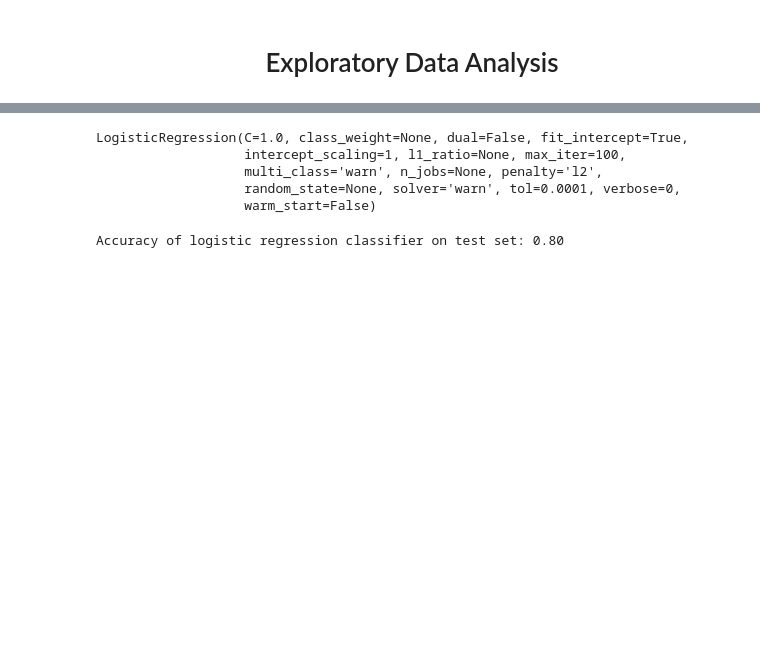
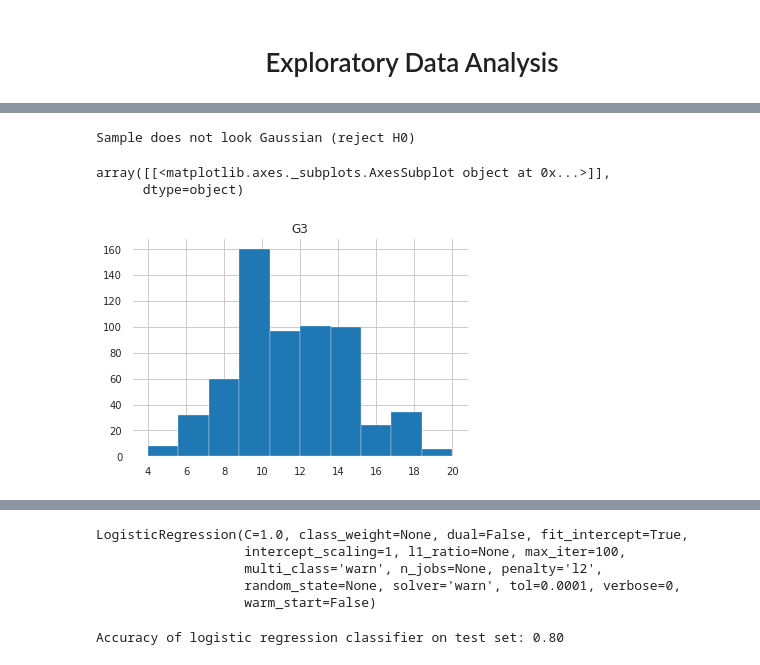
Before and after one commit to Data-Science-and-Software-Engineering/alcohol_impact, a Jupyter notebook: alcohol_impact.ipynb, the cells around one changed output, grey strips where cells are left out. Saved outputs shown, nothing was run; the diff lists cells and outputs as text; code cells hidden in the pictures; blank space fills up the shorter version.

```diff
--- a/alcohol_impact.ipynb
+++ b/alcohol_impact.ipynb
@@ -232,0 +225,16 @@ ax.set_yticks([t + 0.5 for t in ax.get_yticks()], minor=True)
+# %%
+mat_por = mat_por[mat_por["G3"] != 0]
+stat, p = shapiro(mat_por["G3"])
+alpha = 0.05
+if p > alpha:
+    print('Sample looks Gaussian (fail to reject H0)')
+else:
+    print('Sample does not look Gaussian (reject H0)')
+# %% [output]
+Sample does not look Gaussian (reject H0)
+# %%
+mat_por.hist(column="G3")
+# %% [output]
+array([[<matplotlib.axes._subplots.AxesSubplot object at 0x...>]],
+      dtype=object)
+[figure, added]
```
Also changed, not shown: parts of 22 cells of this notebook.
